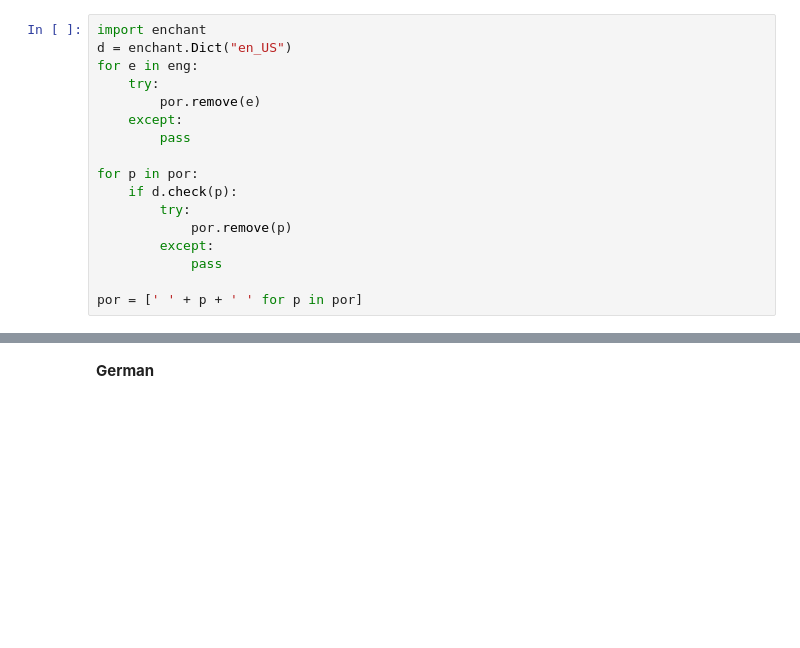
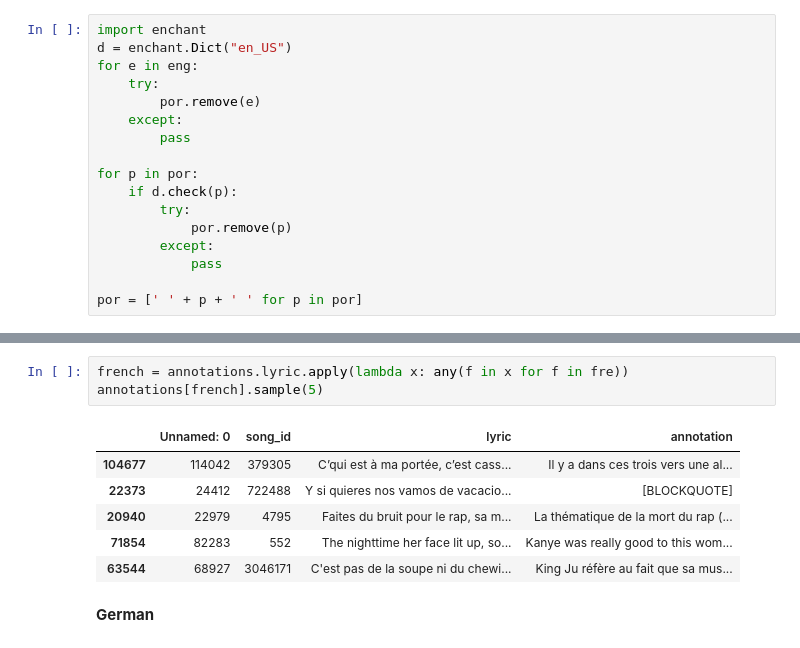
Before and after one commit to adrianpearl/DSGA1012-Automated-Lyric-Annotation, a Jupyter notebook: SplitData.ipynb, the cells around one changed output, grey strips where cells are left out. Cells and saved outputs as stored; diff of their text form; blank space fills up the shorter version.

```diff
--- a/SplitData.ipynb
+++ b/SplitData.ipynb
@@ -74,3 +89,13 @@ annotations[port].sample(5)
+# %%
+french = annotations.lyric.apply(lambda x: any(f in x for f in fre))
+annotations[french].sample(5)
+# %% [output]
+|  | Unnamed: 0 | song_id | lyric | annotation |
+| 104677 | 114042 | 379305 | C’qui est à ma portée, c’est cass... | Il y a dans ces trois vers une al... |
+| 22373 | 24412 | 722488 | Y si quieres nos vamos de vacacio... | [BLOCKQUOTE] |
+| 20940 | 22979 | 4795 | Faites du bruit pour le rap, sa m... | La thématique de la mort du rap (... |
+| 71854 | 82283 | 552 | The nighttime her face lit up, so... | Kanye was really good to this wom... |
+| 63544 | 68927 | 3046171 | C'est pas de la soupe ni du chewi... | King Ju réfère au fait que sa mus... |
 # %% [markdown]
 **German**
 # %%
```
Also changed, not shown: parts of 14 cells of this notebook, 4 other files.
